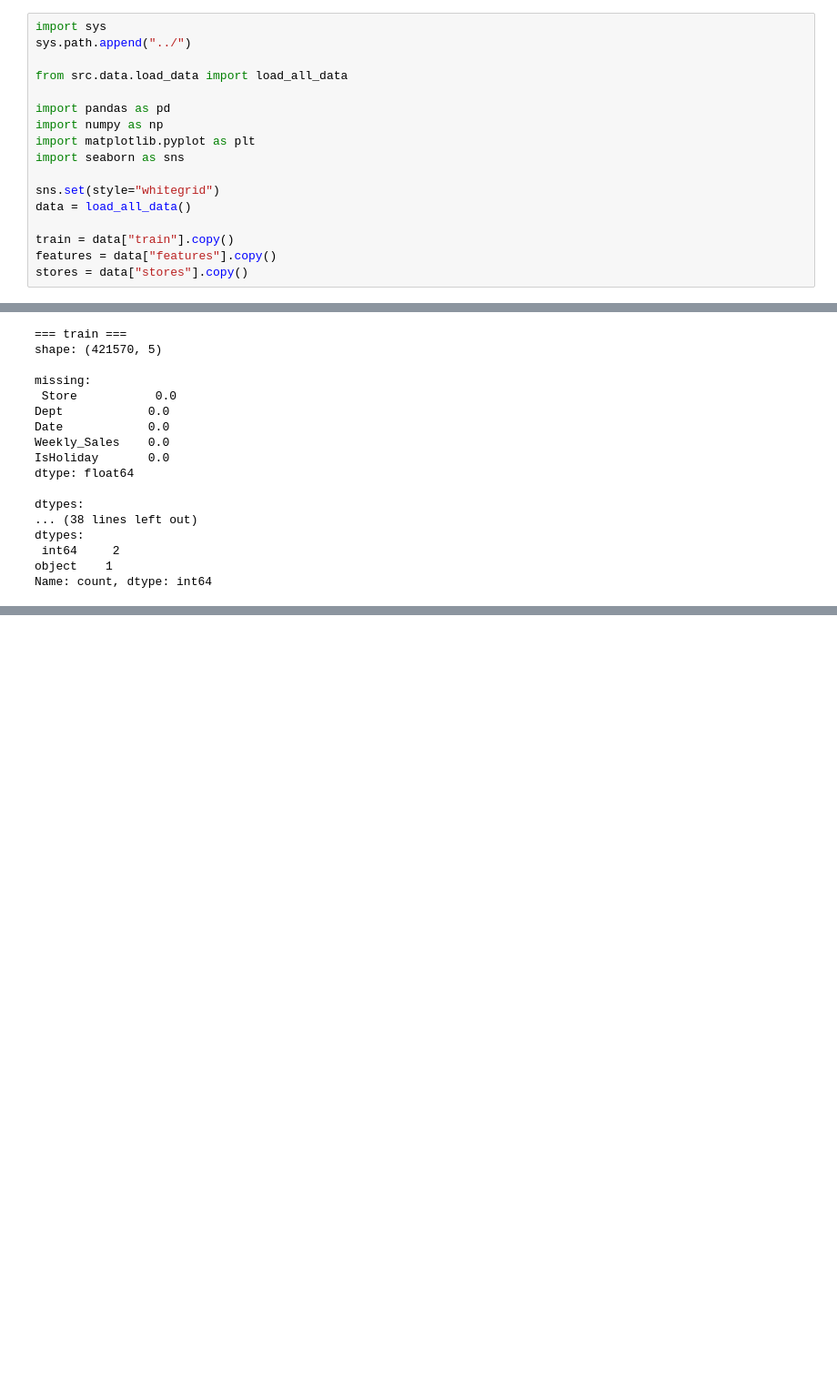
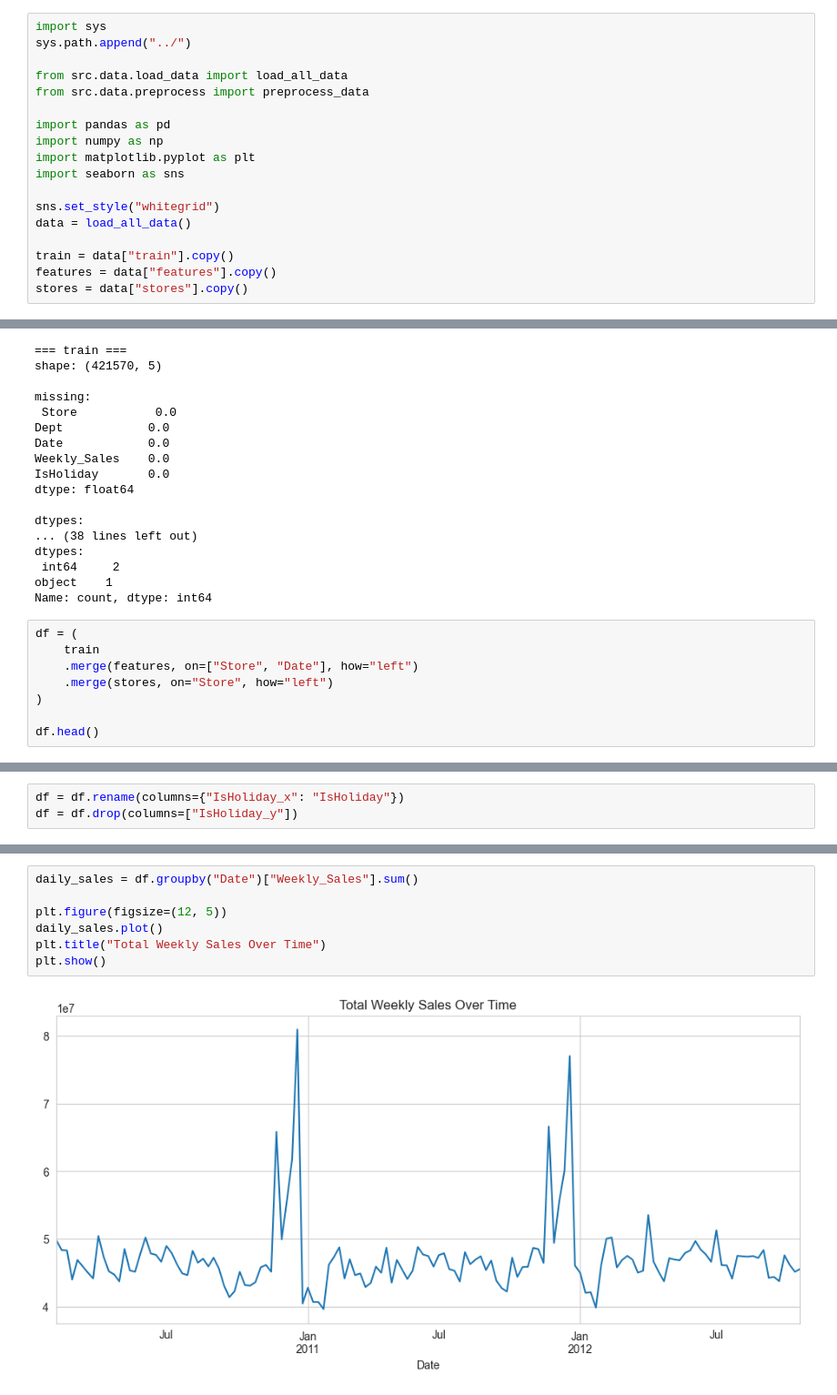
Before and after one commit to shubhro2002/demand-intelligence-system, a Jupyter notebook: notebooks/eda.ipynb, the cells around one changed output, grey strips where cells are left out. Shown at 91% size. Drawn from its saved outputs; the diff is of its cells as text; blank space fills up the shorter version.

```diff
--- a/notebooks/eda.ipynb
+++ b/notebooks/eda.ipynb
@@ -3,13 +3,14 @@ import sys
 sys.path.append("../")
 
 from src.data.load_data import load_all_data
+from src.data.preprocess import preprocess_data
 
 import pandas as pd
 import numpy as np
 import matplotlib.pyplot as plt
 import seaborn as sns
 
-sns.set(style="whitegrid")
+sns.set_style("whitegrid")
 data = load_all_data()
 
 train = data["train"].copy()
@@ -133,3 +134,11 @@ dtypes:
  int64     2
 object    1
 Name: count, dtype: int64
+# %%
+df = (
+    train
+    .merge(features, on=["Store", "Date"], how="left")
+    .merge(stores, on="Store", how="left")
+)
+
+df.head()
@@ -135,0 +152,3 @@ Name: count, dtype: int64
+# %%
+df = df.rename(columns={"IsHoliday_x": "IsHoliday"})
+df = df.drop(columns=["IsHoliday_y"])
@@ -135,0 +157,9 @@ Name: count, dtype: int64
+# %%
+daily_sales = df.groupby("Date")["Weekly_Sales"].sum()
+
+plt.figure(figsize=(12, 5))
+daily_sales.plot()
+plt.title("Total Weekly Sales Over Time")
+plt.show()
+# %% [output]
+[figure, added]
```
Also changed, not shown: parts of 19 cells of this notebook, 1 other file.
